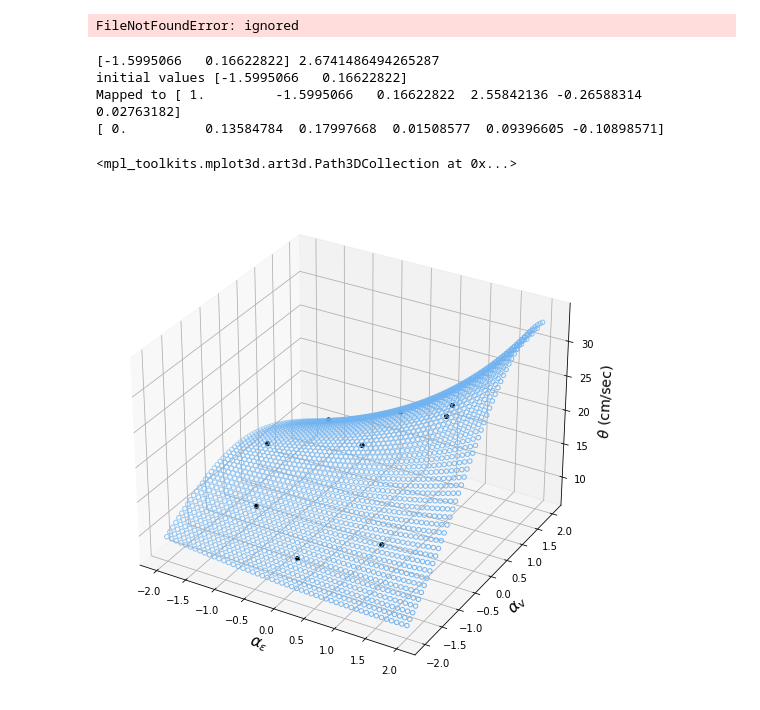
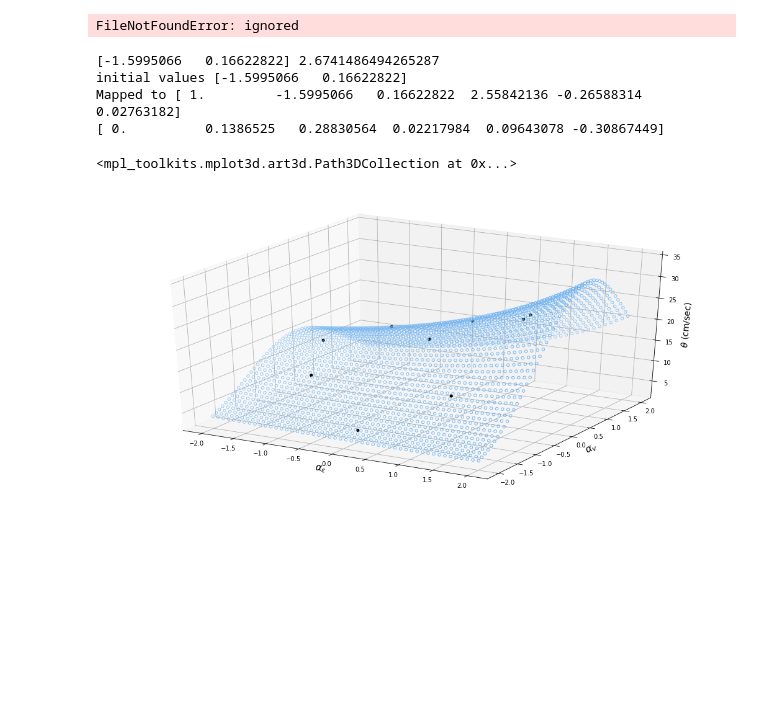
Before and after one commit to mtareqsoliman/msthesis, a Jupyter notebook: 9CCM_10202022.ipynb, the cells around one changed output. Saved outputs shown, nothing was run; the diff lists cells and outputs as text; code cells hidden in the pictures; blank space fills up the shorter version.

```diff
--- a/9CCM_10202022.ipynb
+++ b/9CCM_10202022.ipynb
@@ -21,9 +20,7 @@ from matplotlib import rc
 from matplotlib import rcParams
 # %%
 
-drive.mount('/content/gdrive/', force_remount=True)
-
-NLTHA9 = pd.read_excel('/content/gdrive/MyDrive/Thesis/Results/9NLTHA_CNVRGNC_SLVD.xlsx',index_col=0)
+NLTHA9 = pd.read_excel('https://github.com/mtareqsoliman/msthesis/blob/main/Results/9NLTHA_FINAL.xlsx?raw=true',index_col=0)
 ecu_9,Vult_9 = np.array(NLTHA9[['ecu']]),np.array(NLTHA9[['Vult']])
 
 ecu_9_mean, ecu_9_std  = -math.exp(np.log(-ecu_9).mean()), np.log(-ecu_9).std()
@@ -118,7 +114,7 @@ for i,ecu_i in enumerate(ecu_9_alpha_frag):
     ncllps = pcllps*nrcrds
 
     # starting guess
-    theta, beta = 15,0.5
+    theta, beta = 18,0.4
 
     # Bounds
     bnds = ((2, 100), (0.1, 2))
@@ -139,14 +135,15 @@ for i,ecu_i in enumerate(ecu_9_alpha_frag):
         z_list.append(z_mxlk)
         fragility_table.loc[i] = sp.norm.cdf(np.log(IM),np.log(theta_mxlk),beta_mxlk)
 
-#fragility_table =
+theta_9_list = np.array(theta_9_list)
+beta_9_list = np.array(beta_9_list)
+
 fig = plt.figure(figsize =(14, 9))
 ax = plt.axes(projection ='3d')
-theta_list = np.array(theta_9_list)
 
-beta_list = np.array(beta_9_list)
 # Creating plot
 ax.scatter(ecu_9_alpha_frag, Vult_9_alpha_frag, theta_list)
 %matplotlib inline
+fig.show()
 # %% [output]
 Success!
@@ -325,7 +322,7 @@ from sklearn.metrics import r2_score
 # seperate out our x and y values
 x_1,x_2 = map(list,zip(*NLTHA9_pivot.index.values))
 x_values =np.column_stack((x_1,x_2))
-y_values = np.log(theta_list)
+y_values = np.log(theta_9_list)
 print(x_values[0], y_values[0])
 
 
@@ -350,32 +347,32 @@ mean_squared_error(y_values, y_pred, squared=False)
 x1_mesh = np.linspace(-2, 2, 50)
 x2_mesh = np.linspace(-2, 2, 50)
 x1_mesh, x2_mesh = np.meshgrid(x1_mesh, x2_mesh)
 x_mesh = np.array([x1_mesh.flatten(), x2_mesh.flatten()]).T
 poly_x_mesh = poly_model.fit_transform(x_mesh)
 y_mesh = regression_model.predict(poly_x_mesh)
 
 fig = plt.figure(figsize =(18, 9))
 ax = plt.axes(projection ='3d')
 
 
 ax.set_zlabel(r"$\theta$ (cm/sec)",fontsize=14)
 ax.set_xlabel(r"$\alpha_\epsilon$",fontsize=16)
 ax.set_ylabel(r"$\alpha_v$",fontsize=16)
 
 ax.scatter(x_values[:,0], x_values[:,1], np.exp(y_values),color='black',marker='.',alpha=1,s=70)
 ax.scatter(x1_mesh, x2_mesh, np.exp(y_mesh), facecolor=(0,0,0,0), s=20, edgecolor='#70b3f0')
 
 
 #ax.set_zlabel(r"$\theta$ (cm/sec)",fontsize=14)
 #ax.set_xlabel(r"$\alpha_\epsilon$",fontsize=16)
 #ax.set_ylabel(r"$\alpha_v$",fontsize=16)
 
 #ax.scatter(x_values[:,0], x_values[:,1], np.exp(y_values),color='black',marker='.',alpha=1,s=70)
 #ax.scatter(x1_mesh, x2_mesh, np.exp(y_mesh), facecolor=(0,0,0,0), s=20, edgecolor='#70b3f0')
 # %% [output]
 [-1.5995066   0.16622822] 2.6741486494265287
 initial values [-1.5995066   0.16622822]
 Mapped to [ 1.         -1.5995066   0.16622822  2.55842136 -0.26588314  0.02763182]
-[ 0.          0.13584784  0.17997668  0.01508577  0.09396605 -0.10898571]
+[ 0.          0.1386525   0.28830564  0.02217984  0.09643078 -0.30867449]
 <mpl_toolkits.mplot3d.art3d.Path3DCollection at 0x...>
-[figure, old version]
+[figure, new version]
```
Also changed, not shown: parts of 4 cells of this notebook.
